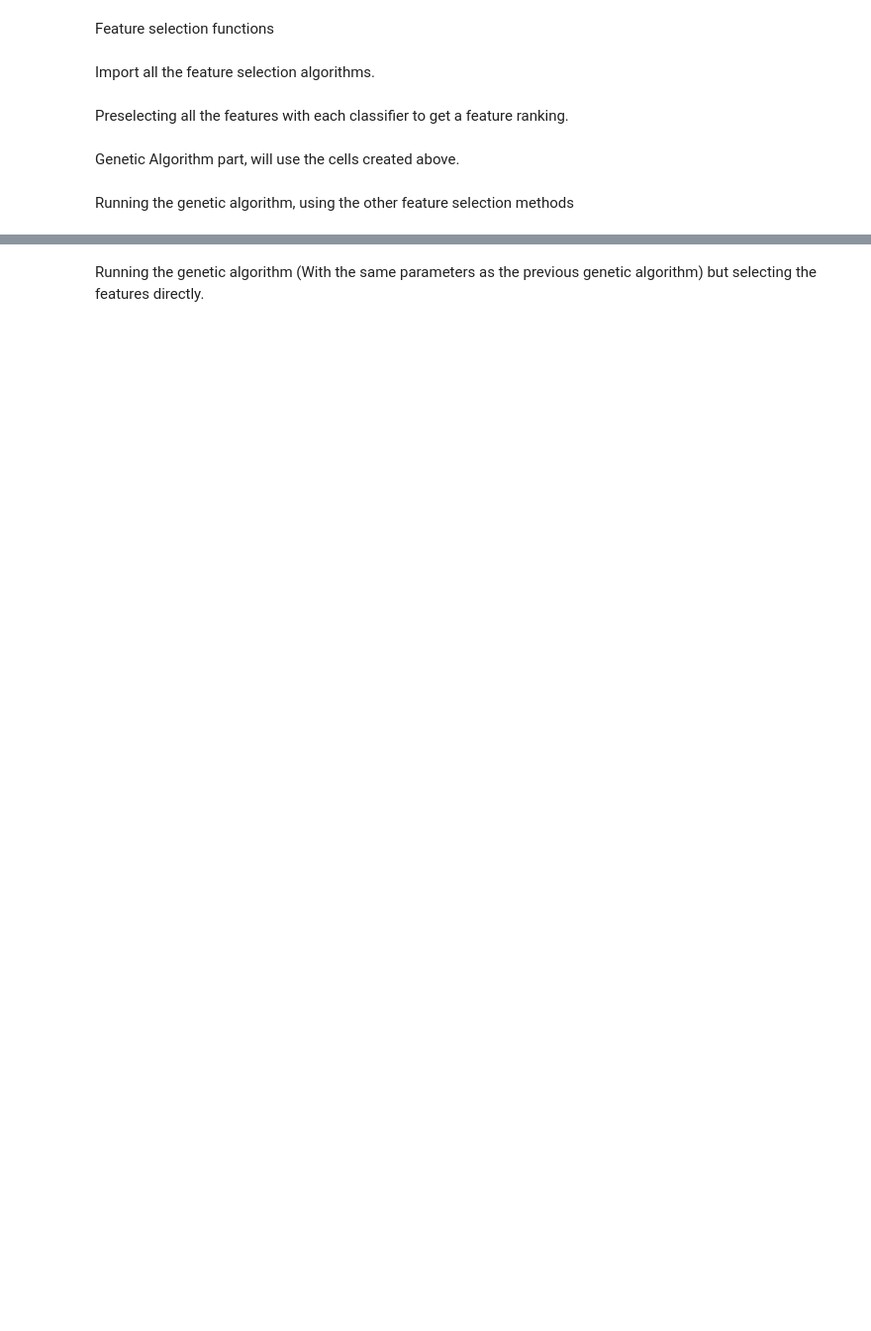
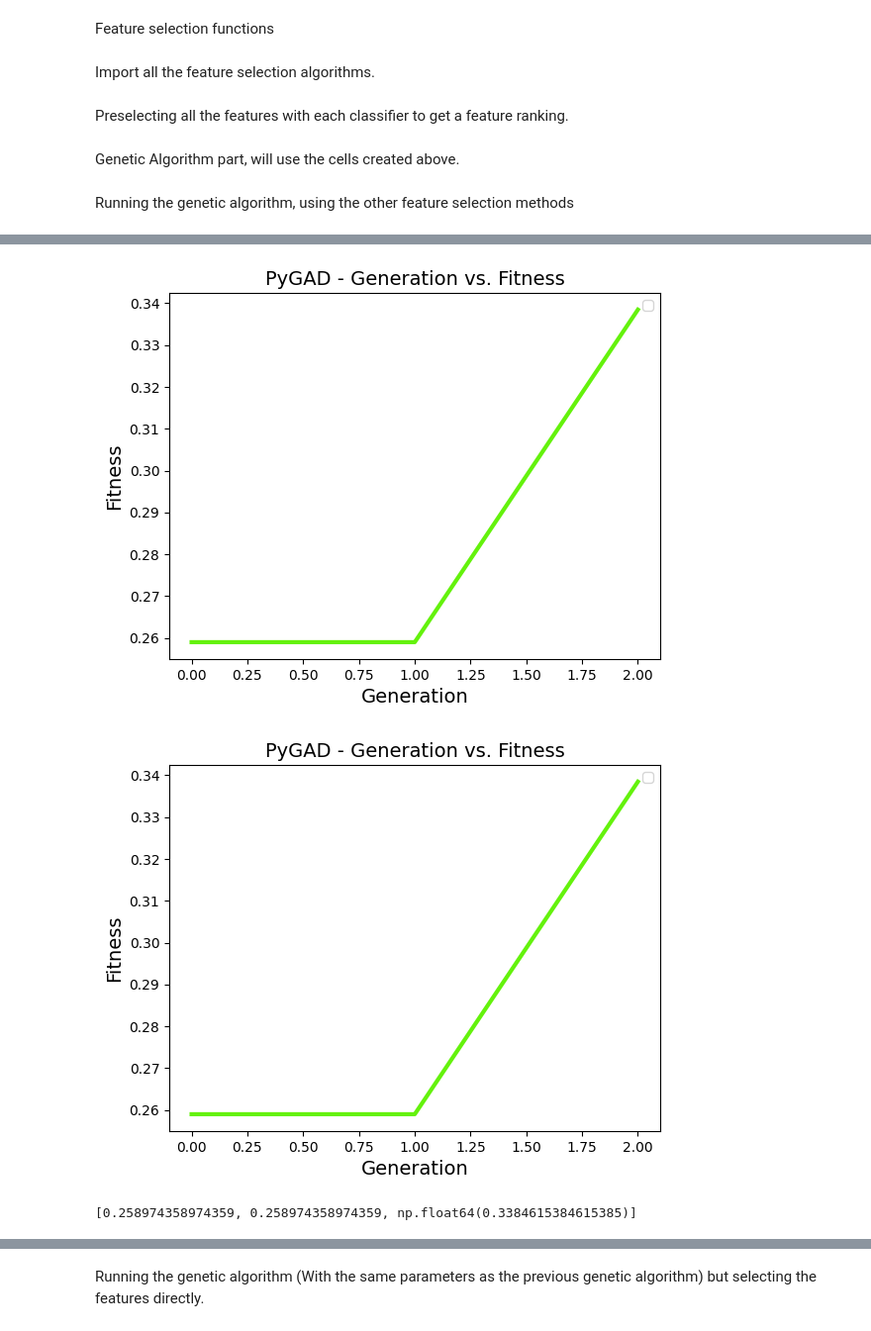
Before and after one commit to alongigi/genetic-algorithms-to-select-features, a Jupyter notebook: main.ipynb, the cells around one changed output, grey strips where cells are left out. Shown: that part at 99% size. Cells and saved outputs as stored; diff of their text form; code cells hidden in the pictures; blank space fills up the shorter version.

```diff
--- a/main.ipynb
+++ b/main.ipynb
@@ -184,7 +222,7 @@ def weighted_combine_feature_scores(features_selected_by_each_algorithm_in_func:
                                     weights: list[float],
                                     verbose: bool = VERBOSE) -> pd.DataFrame:
     """
-    Sums all the features selected by each algorithm, multiplying each feature by the weight corresponding to it's index.
+    Sums all the features selected by each algorithm, multiplying each feature by the weight corresponding to its index.
     :param features_selected_by_each_algorithm_in_func:
     :param weights:
     :param verbose: Printing relevant messages.
@@ -221,21 +256,3 @@ RANDOM_STATE_OF_DATA_SPLIT = 42
-# %%
-# Genetic Algorithm parameters
-NUMBER_OF_GENERATIONS = 1
-NUMBER_OF_PARENTS_MATING = 4
-
-SOLUTIONS_PER_POPULATION = 12
-NUMBER_OF_GENES = len(features_selected_by_each_algorithm) # Use this to control the number of feature selection potential solutions is used.
-
-INIT_RANGE_LOW = 0
-INIT_RANGE_HIGH = 1
-
-PARENT_SELECTION_TYPE = "sss" #steady-state selection, meaning it selects the parents with the highest fitness.
-KEEP_PARENTS = 1
-
-CROSSOVER_TYPE = "single_point" # Swaps the chromosomes from a certain index onwards between the parents.
-
-MUTATION_TYPE = "random"
-MUTATION_PERCENT_GENES = 20
 # %% [markdown]
 Running the genetic algorithm, using the other feature selection methods
 # %%
@@ -255,7 +276,12 @@ def fitness_func_as_weights_to_use_from_each_algorithm(ga_instance, solution, so
+# %%
+fitness_values = []
+# Define a callback function to save fitness values at each generation
+def save_fitness_at_generation(ga_instance, my_l):
+    my_l.append(ga_instance.best_solution()[1])
 # %%
-
+my_l = []
 ga_instance_feature_selection_algorithms = (
-    pygad.GA(num_generations=NUMBER_OF_GENERATIONS,
+    pygad.GA(num_generations=2,
              num_parents_mating=NUMBER_OF_PARENTS_MATING,  # Num of parents to select each generation.
              fitness_func=fitness_func_as_weights_to_use_from_each_algorithm,
              sol_per_pop=SOLUTIONS_PER_POPULATION,  # Number of solutions per population.
@@ -272,6 +298,7 @@ ga_instance_feature_selection_algorithms = (
              mutation_percent_genes=MUTATION_PERCENT_GENES,  # The probability that each gene will be mutated
              # crossover_type=crossover_func, Can be used to customize a crossover func.
              # mutation_type=mutation_func, Can be used to customize a mutation func.
+             on_generation=lambda x: save_fitness_at_generation(x, my_l)
              )
 )
 
@@ -282,3 +309,5 @@ print(f'Generation: {NUMBER_OF_GENERATIONS}')
 solution, solution_fitness, solution_idx = ga_instance_feature_selection_algorithms.best_solution()
 print("Parameters of the best solution : {solution}".format(solution=solution))
 print("Fitness value of the best solution = {solution_fitness}".format(solution_fitness=solution_fitness))
+my_l.append(solution_fitness)
+my_l
@@ -284,0 +323,10 @@ print("Fitness value of the best solution = {solution_fitness}".format(solution_
+# %%
+ga_instance_feature_selection_algorithms.plot_fitness()
+# %% [output]
+[figure, added]
+[figure, added]
+# %%
+my_l.append(solution_fitness)
+my_l
+# %% [output]
+[0.258974358974359, 0.258974358974359, np.float64(0.3384615384615385)]
```
Also changed, not shown: parts of 22 cells of this notebook, 2 other files.
